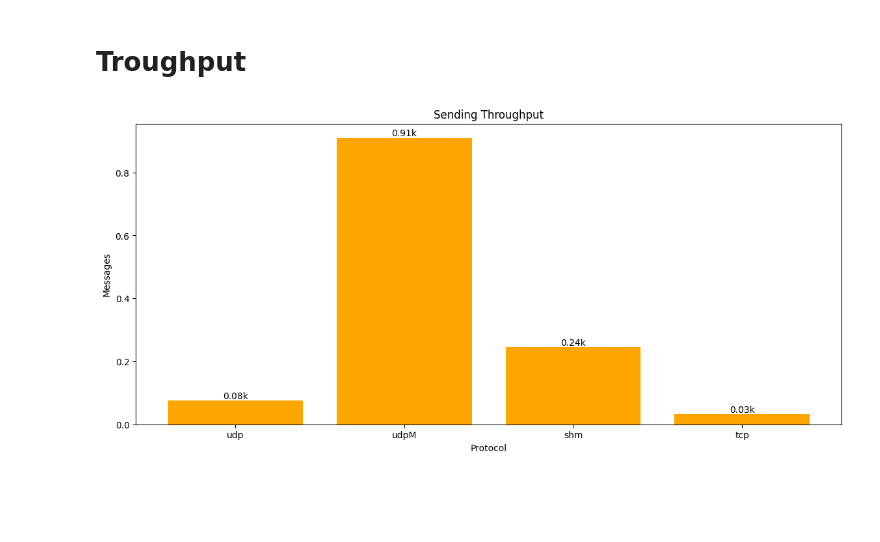
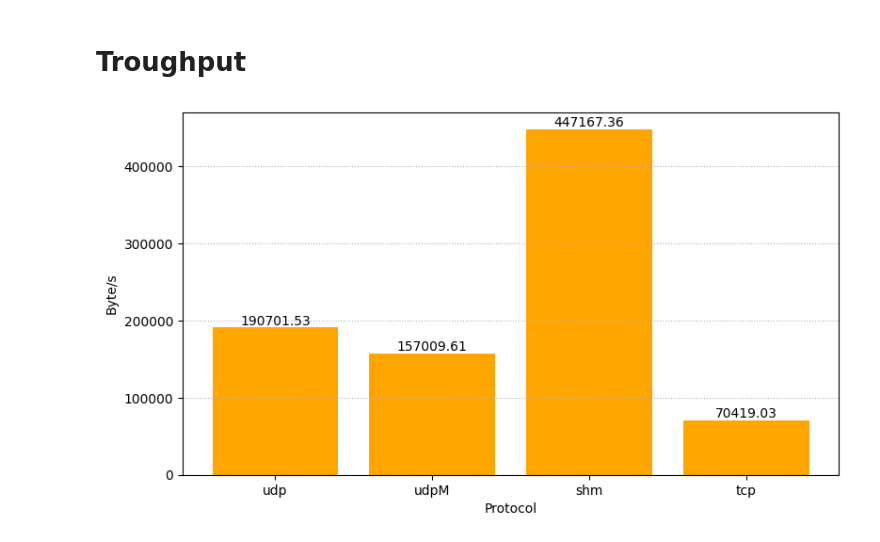
Before and after one commit to madella/tesiM, a Jupyter notebook: cineca/d_proc_troughput.ipynb, the cells around one changed output. Cells and saved outputs as stored; diff of their text form; code cells hidden in the pictures; blank space fills up the shorter version.

```diff
--- a/cineca/d_proc_troughput.ipynb
+++ b/cineca/d_proc_troughput.ipynb
@@ -186,7 +167,7 @@ plt.show()
 # %% [markdown]
 ### udp vs udpM
 # %%
-avg_data = {prots: [column_time_avg[prots][seq] for seq in sequence] for prots in ["udp","udpM"]}
+avg_data = {prots: [column_timesent_avg[prots][seq] for seq in sequence] for prots in ["udp","udpM"]}
 
 fig, ax = plt.subplots()
 for prots in ["udp","udpM"]:
@@ -302,26 +282,27 @@ plt.show()
 # %%
 throughput_send={}
 throughput_receive={}
 for prot in protocols:
-    throughput_send[prot]= 1/column_timesent_avg[prot][40] * 1e6 / 1e3 / 40 # it was on microseconds but witk K
-    throughput_receive[prot] =  1/column_time_avg[prot][40] * 1e6 / 1e3 / 40# it was on microseconds but with K
+    throughput_send[prot]=      1/column_timesent_avg[prot][40] * 1e6 * 1 * 16 # it was on microseconds but witk K
+    throughput_receive[prot] =  1/column_time_avg[prot][40] * 1e6 * 1 * 16 # it was on microseconds but with K
 
-fig = plt.figure(figsize=(14, 6))
+fig = plt.figure(figsize=(9, 5))
 ax = plt.subplot()
 ax.set_xlabel('Protocol')
-ax.set_ylabel('Messages')
+ax.set_ylabel('Byte/s')
 
-data_to_compare = {prots: throughput_send[prots] for prots in protocols}
+data_to_compare = {prots: throughput_receive[prots] for prots in protocols}
 average_times = [np.mean(data_to_compare[prots]) for prots in protocols]
 bars = ax.bar(protocols, average_times,color="orange")
 for bar in bars:
     height = bar.get_height()
-    ax.text(bar.get_x() + bar.get_width() / 2, height, f'{height:.2f}k', ha='center', va='bottom')
+    ax.text(bar.get_x() + bar.get_width() / 2, height, f'{height:.2f}', ha='center', va='bottom')
+plt.grid(axis='y', linestyle=':')
 plt.savefig(f"{base_save_dir_thesis}test3_throughput.png")
-ax.set_title(f'Sending Throughput')
+#ax.set_title(f'Sending Throughput')
 plt.savefig(f"{base_save_dir}test3_throughput.png")
 
 
 plt.show()
 # %% [output]
-[figure, old version]
+[figure, new version]
```
Also changed, not shown: parts of 16 cells of this notebook, 31 other files.
